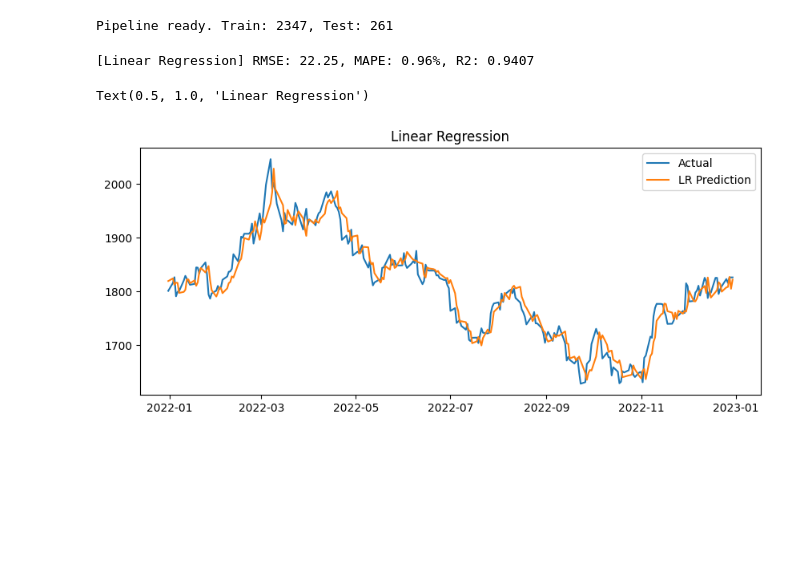
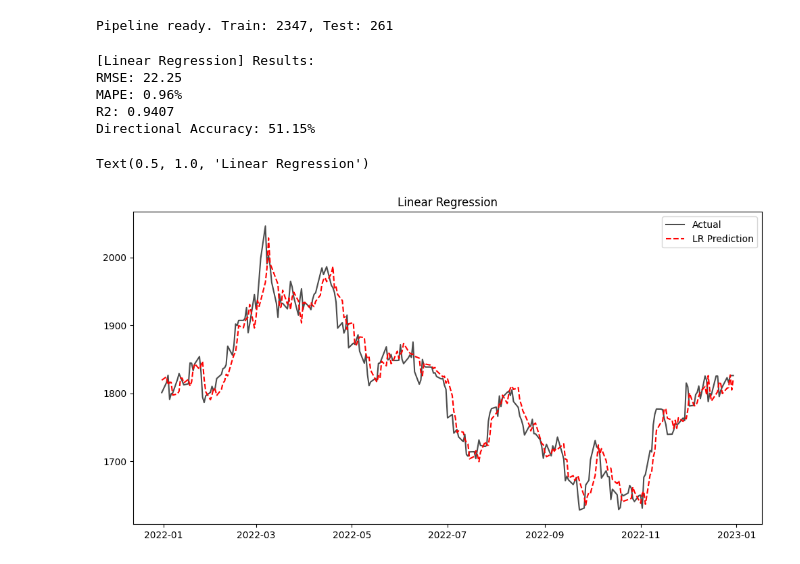
Before and after one commit to hoangdon1804/gold-price-prediction, a Jupyter notebook: LinearReg.ipynb, the cells around one changed output. Saved outputs shown, nothing was run; the diff lists cells and outputs as text; code cells hidden in the pictures; blank space fills up the shorter version.

```diff
--- a/LinearReg.ipynb
+++ b/LinearReg.ipynb
@@ -55,11 +55,24 @@ train_size = int(len(df) * 0.9)
 train, test = df.iloc[:train_size], df.iloc[train_size:]
 
 def get_metrics(true, pred, name):
+    true = np.array(true)
+    pred = np.array(pred)
+
     rmse = np.sqrt(mean_squared_error(true, pred))
     mape = mean_absolute_percentage_error(true, pred) * 100
     r2 = r2_score(true, pred)
-    print(f"[{name}] RMSE: {rmse:.2f}, MAPE: {mape:.2f}%, R2: {r2:.4f}")
-    return [rmse, mape, r2]
+
+    # Directional Accuracy (Xu hướng tăng/giảm)
+    true_diff = np.sign(true[1:] - true[:-1])
+    pred_diff = np.sign(pred[1:] - true[:-1]) # Dự báo t+1 so với thực tế t
+    directional_acc = np.mean(true_diff == pred_diff) * 100
+
+    print(f"\n[{name}] Results:")
+    print(f"RMSE: {rmse:.2f}")
+    print(f"MAPE: {mape:.2f}%")
+    print(f"R2: {r2:.4f}")
+    print(f"Directional Accuracy: {directional_acc:.2f}%")
+    return [rmse, mape, r2, directional_acc]
 
 print(f"Pipeline ready. Train: {len(train)}, Test: {len(test)}")
 # %% [output]
@@ -99,23 +112,27 @@ X_static, y_static = prepare_static_features(train)
 # %%
 from sklearn.linear_model import LinearRegression
 
 lr_model = LinearRegression().fit(X_static, y_static)
 lr_preds = []
 history = train.copy()
 
 for i in range(len(test)):
     X_curr = get_features(history)
     lr_preds.append(lr_model.predict(X_curr)[0])
     history = pd.concat([history, test.iloc[[i]]])
 
 lr_res = get_metrics(test[target], lr_preds, "Linear Regression")
 
-plt.figure(figsize=(10, 4))
-plt.plot(test.index, test[target], label='Actual')
-plt.plot(test.index, lr_preds, label='LR Prediction')
+plt.figure(figsize=(12, 6))
+plt.plot(test.index, test[target], label='Actual', color='black', alpha=0.7)
+plt.plot(test.index, lr_preds, label='LR Prediction', color='red', linestyle='--')
 plt.legend()
 plt.title("Linear Regression")
 # %% [output]
-[Linear Regression] RMSE: 22.25, MAPE: 0.96%, R2: 0.9407
+[Linear Regression] Results:
+RMSE: 22.25
+MAPE: 0.96%
+R2: 0.9407
+Directional Accuracy: 51.15%
 Text(0.5, 1.0, 'Linear Regression')
-[figure, old version]
+[figure, new version]
```
Also changed, not shown: 13 other files.
